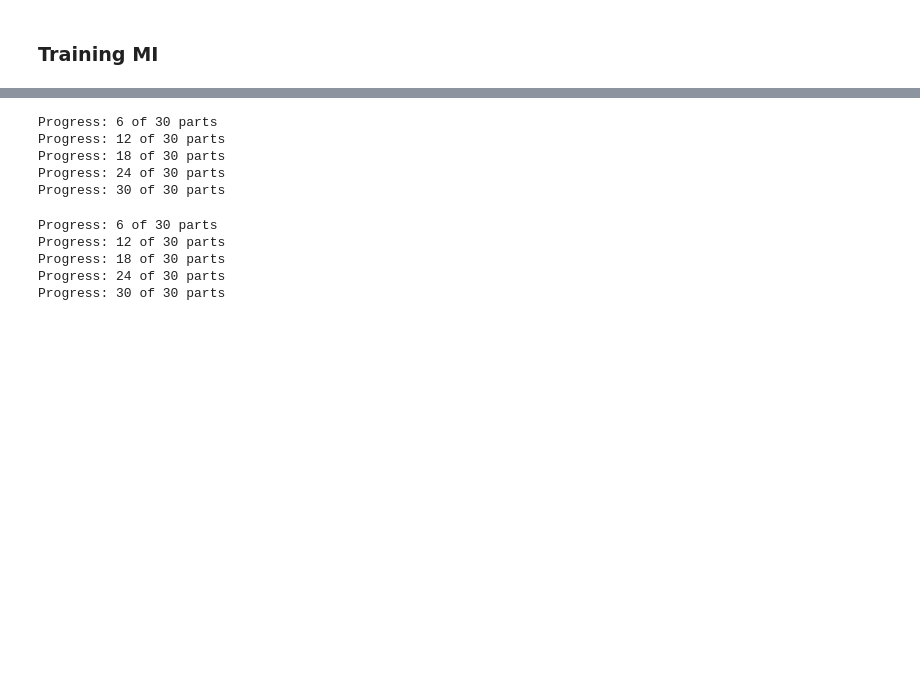
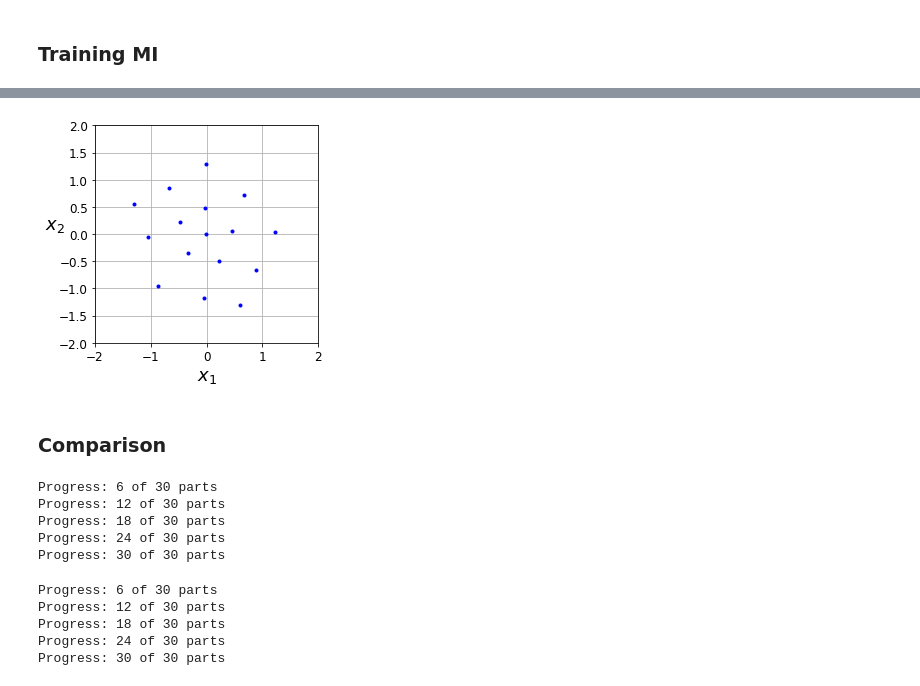
Before and after one commit to YBen1/Autoencoder_communication_system_WGAN_Channel-estimation, a Jupyter notebook: Compaire.ipynb, the cells around one changed output, grey strips where cells are left out. Drawn from its saved outputs; the diff is of its cells as text; code cells hidden in the pictures; blank space fills up the shorter version.

```diff
--- a/Compaire.ipynb
+++ b/Compaire.ipynb
@@ -556,3 +761,12 @@ test_msg = np.random.randint(M, size=N_test)
+# %%
+w_gan_encoder.trainable = False
+w_gan_decoder.trainable = False
+
+test_w_encoding(M=M,n=n)
+# %% [output]
+[figure, added]
+# %% [markdown]
+### Comparison
 # %%
 mi_bber_data = mi_Test_AE(test_msg)
 # %% [output]
```
Also changed, not shown: parts of 33 cells of this notebook.
